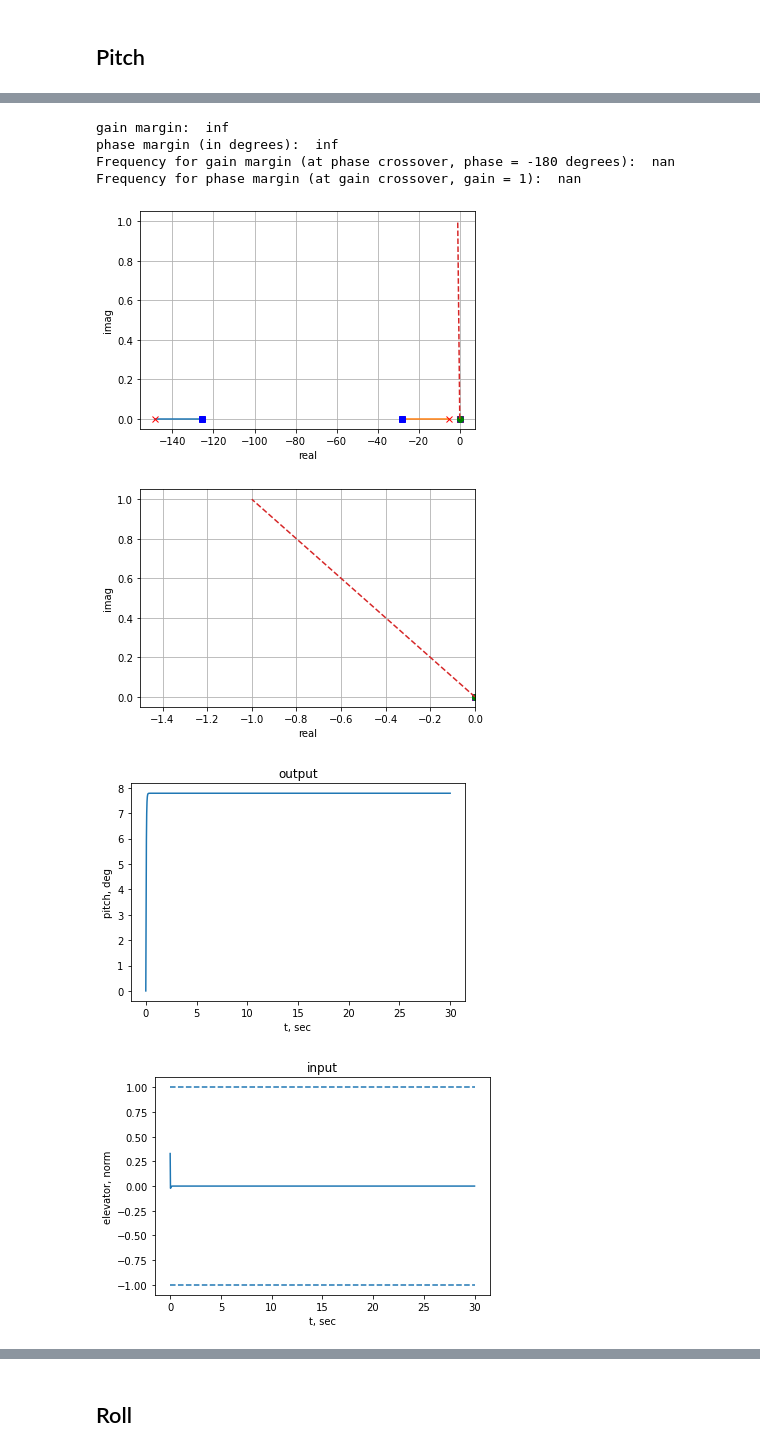
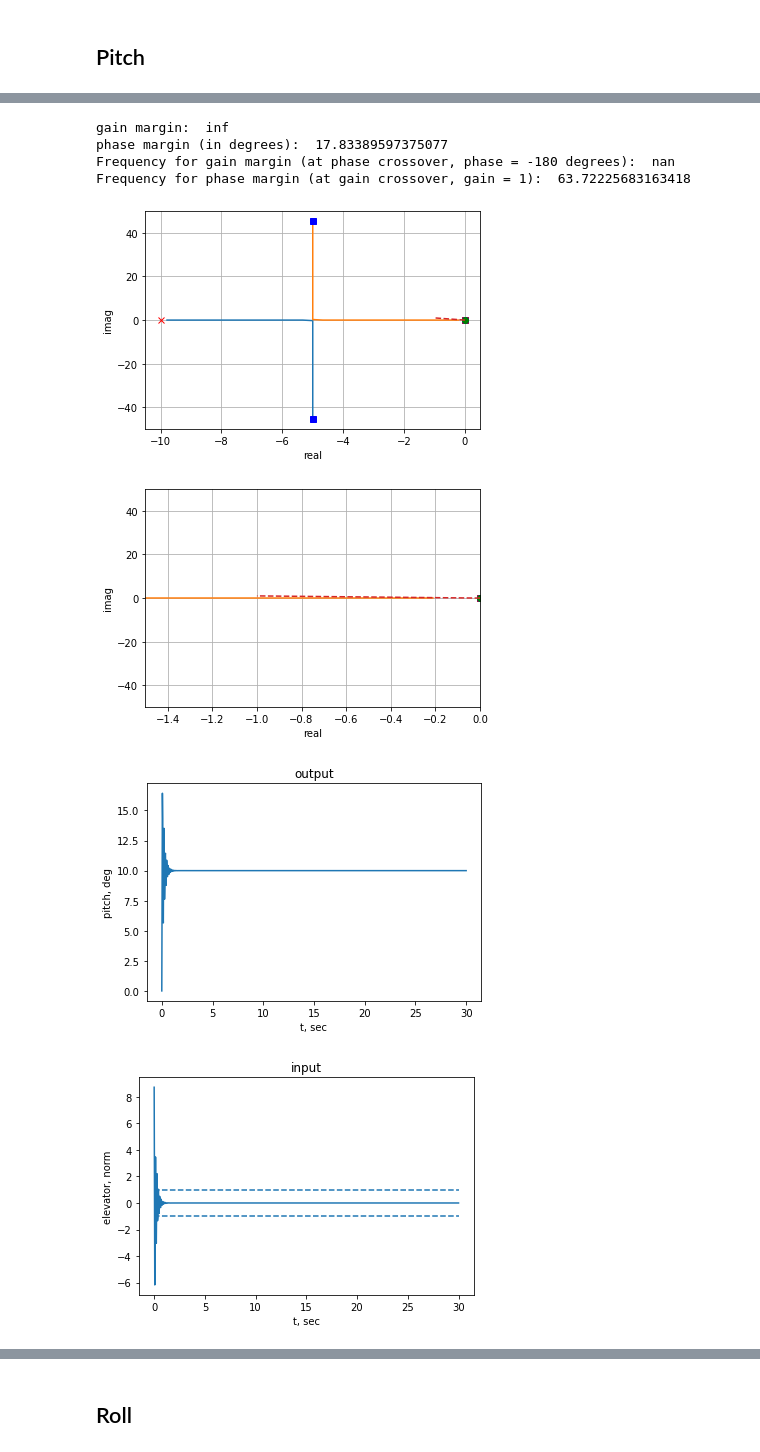
Before and after one commit to smallpondtom/aae451-notebook, a Jupyter notebook: 6-Simulation/Trim.ipynb, the cells around one changed output, grey strips where cells are left out. Saved outputs shown, nothing was run; the diff lists cells and outputs as text; code cells hidden in the pictures.

```diff
--- a/6-Simulation/Trim.ipynb
+++ b/6-Simulation/Trim.ipynb
@@ -1013,9 +1031,9 @@ $$\frac{1459}{s^2 + 5.268 s}$$
 # %%
 # !! <<<< THESE ARE FOR HOVER
 # PD gains to lead-lag gains
-Kp = 1.27231590533845e-09
-Kd = 0.0127229959138648
-N = 148.271702233295
+Kp = 0.01
+Kd = 5
+N = 10
 
 c1 = N*Kd + Kp
 c2 = N*Kp
@@ -1047,36 +1065,36 @@ step_size = 10
 t, y = control.step_response(step_size*Gc_elev_to_pitch, T=np.linspace(0, 30, 1000))
 plt.plot(t, y)
 plt.ylabel('pitch, deg')
 plt.xlabel('t, sec')
 plt.title('output')
 
 plt.figure()
 # actual error was computed in radians, so, converting back here
 e = np.deg2rad(step_size-y)
 t, u, _= control.forced_response(H_elev_to_pitch, T=t, U=e)
 plt.plot(t, u)
 plt.hlines([-1, 1], t[0], t[-1], linestyles='dashed')
 plt.title('input')
 plt.ylabel('elevator, norm')
 plt.xlabel('t, sec')
 
 plt.figure(figsize=(15, 7))
 control.gangof4(G_elev_to_pitch, H_elev_to_pitch, Hz=True, dB=True)
 
 plt.figure()
 control.nyquist(Gc_elev_to_pitch, omega=np.logspace(-3, 3, 1000))
 
 gm, pm, wg, wp = control.margin(Gc_elev_to_pitch)
 print('gain margin: ', gm)
 print('phase margin (in degrees): ', pm)
 print('Frequency for gain margin (at phase crossover, phase = -180 degrees): ', wg)
 print('Frequency for phase margin (at gain crossover, gain = 1): ', wp)
 # %% [output]
 gain margin:  inf
-phase margin (in degrees):  inf
+phase margin (in degrees):  17.83389597375077
 Frequency for gain margin (at phase crossover, phase = -180 degrees):  nan
-Frequency for phase margin (at gain crossover, gain = 1):  nan
+Frequency for phase margin (at gain crossover, gain = 1):  63.72225683163418
-[figure, old version]
+[figure, new version]
-[figure, old version]
+[figure, new version]
-[figure, old version]
+[figure, new version]
-[figure, old version]
+[figure, new version]
```
Also changed, not shown: parts of 11 cells of this notebook.
